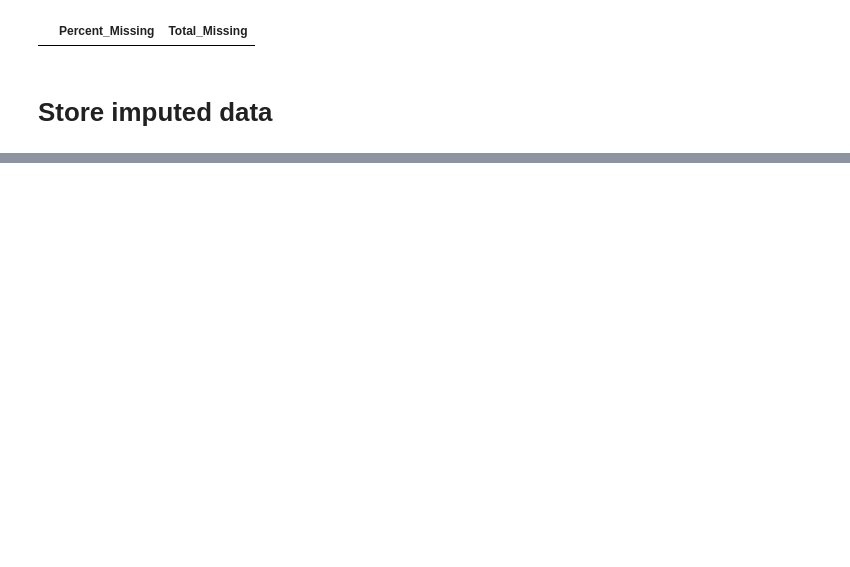
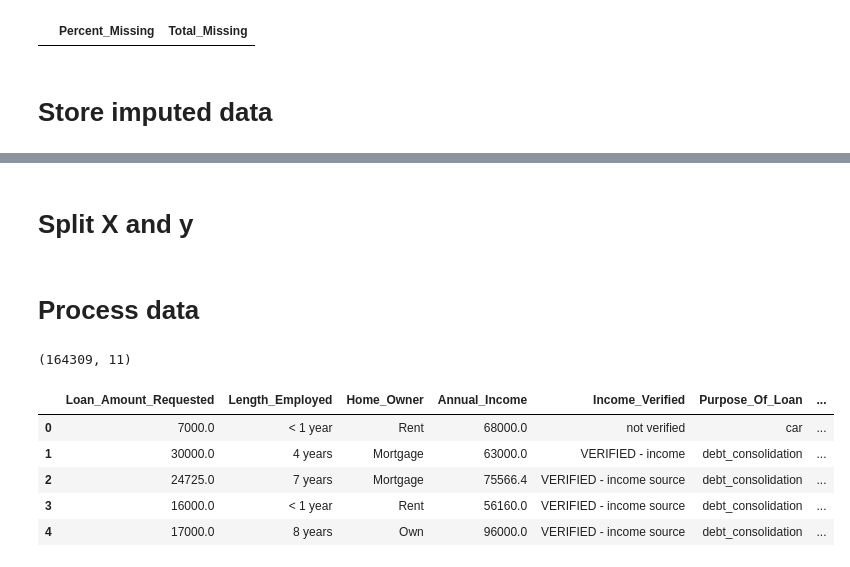
Before and after one commit to AvinashRamireddy31/Banking, a Jupyter notebook: src/data_processing/data_processing.ipynb, the cells around one changed output, grey strips where cells are left out. Cells and saved outputs as stored; diff of their text form; code cells hidden in the pictures; blank space fills up the shorter version.

```diff
--- a/src/data_processing/data_processing.ipynb
+++ b/src/data_processing/data_processing.ipynb
@@ -78,7 +78,7 @@ Name: Loan_Amount_Requested, dtype: object
 print("before conversion:", train_data['Loan_Amount_Requested'].dtype)
 
 #Remove comma in string and convert to int
-train_data['Loan_Amount_Requested'] = train_data['Loan_Amount_Requested'].apply(lambda val: int(val.replace(',', '')))
+train_data['Loan_Amount_Requested'] = train_data['Loan_Amount_Requested'].apply(lambda val: float(val.replace(',', '')))
 
 print("After conversion: ", train_data['Loan_Amount_Requested'].dtype)
 # %% [output]
@@ -287,0 +248,7 @@ train_data.head()
+# %% [markdown]
+# Split X and y
+# %%
+X = train_data.drop('Interest_Rate', axis = 1)
+y = train_data['Interest_Rate']
+# %% [markdown]
+# Process data
@@ -287,0 +258,39 @@ train_data.head()
+# %%
+class CustomEncodingTransformer(BaseEstimator, TransformerMixin):
+
+    def fit(self, X, y = None):
+        return self
+
+    def transform(self, X):
+        data = X.drop('Loan_ID', axis =1, errors='ignore').copy()
+
+
+        return data
+
+
+
+
+
+# Filler transformer
+class TestEncodingTransformer(BaseEstimator, TransformerMixin):
+
+    def fit(self, X, y = None):
+        return self
+
+    def transform(self, X):
+        return X
+# %%
+encode_data = make_pipeline(CustomEncodingTransformer(), TestEncodingTransformer())
+encode_data = encode_data.fit_transform(X,y)
+
+print(encode_data.shape)
+
+encode_data.head()
+# %% [output]
+(164309, 11)
+|  | Loan_Amount_Requested | Length_Employed | Home_Owner | Annual_Income | Income_Verified | Purpose_Of_Loan | ... |
+| 0 | 7000.0 | < 1 year | Rent | 68000.0 | not verified | car | ... |
+| 1 | 30000.0 | 4 years | Mortgage | 63000.0 | VERIFIED - income | debt_consolidation | ... |
+| 2 | 24725.0 | 7 years | Mortgage | 75566.4 | VERIFIED - income source | debt_consolidation | ... |
+| 3 | 16000.0 | < 1 year | Rent | 56160.0 | VERIFIED - income source | debt_consolidation | ... |
+| 4 | 17000.0 | 8 years | Own | 96000.0 | VERIFIED - income source | debt_consolidation | ... |
```
Also changed, not shown: parts of 22 cells of this notebook, 2 other files.
